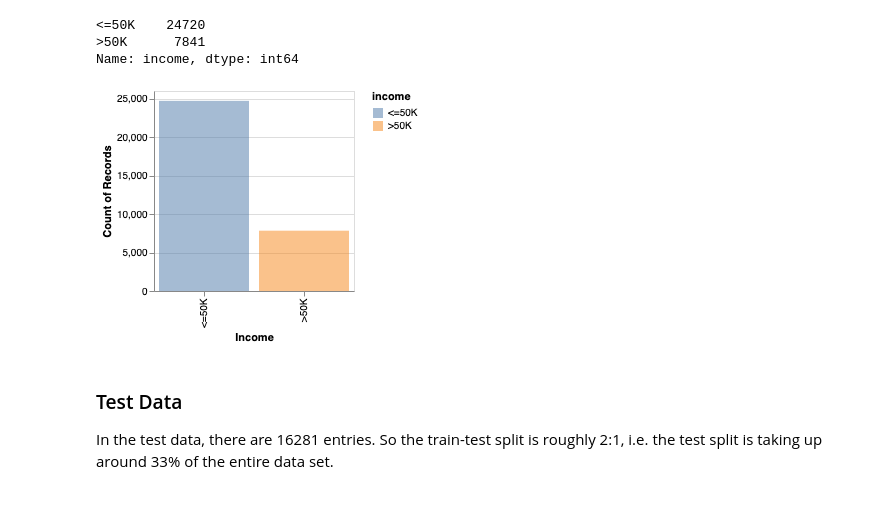
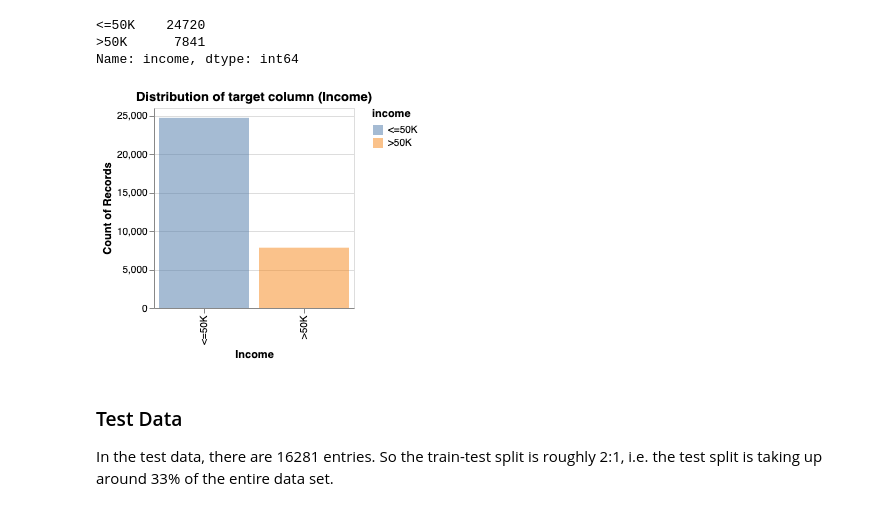
Before and after one commit to sukhleen999/census-income-prediction, a Jupyter notebook: src/EDA.ipynb, the cells around one changed output. Saved outputs shown, nothing was run; the diff lists cells and outputs as text; code cells hidden in the pictures.

```diff
--- a/src/EDA.ipynb
+++ b/src/EDA.ipynb
@@ -129,14 +129,14 @@ train_df['income'].value_counts()
 >50K      7841
 Name: income, dtype: int64
 # %%
-alt.Chart(train_df).mark_bar(opacity=0.5).encode(
+alt.Chart(train_df, title = "Distribution of target column (Income)").mark_bar(opacity=0.5).encode(
      alt.X("income", title = "Income"),
      alt.Y("count()"),
      color = "income").properties(
     width=200,
     height=200)
 # %% [output]
-[figure, old version]
+[figure, new version]
 # %% [markdown]
 ### Test Data
 In the test data, there are 16281 entries. So the train-test split is roughly 2:1, i.e. the test split is taking up around 33% of the entire data set.
```
Also changed, not shown: parts of 6 cells of this notebook, 16 other files.
